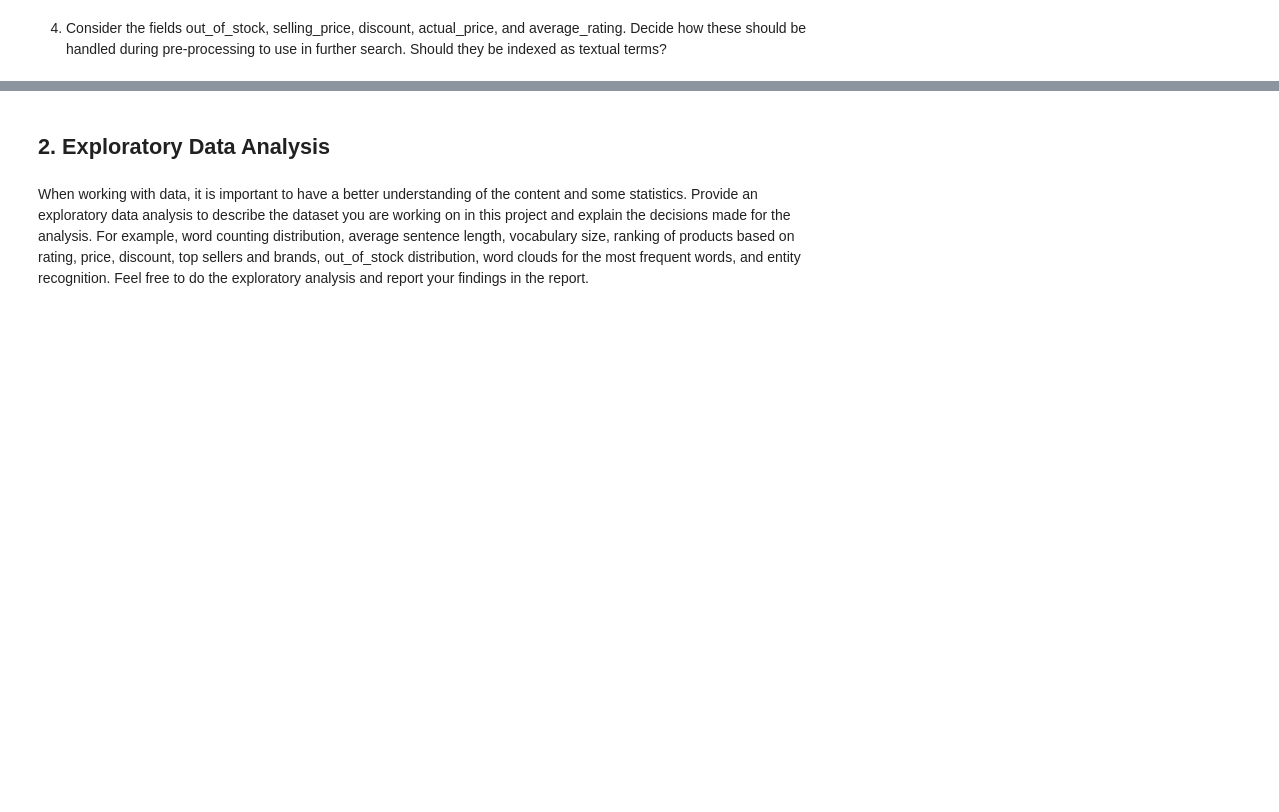
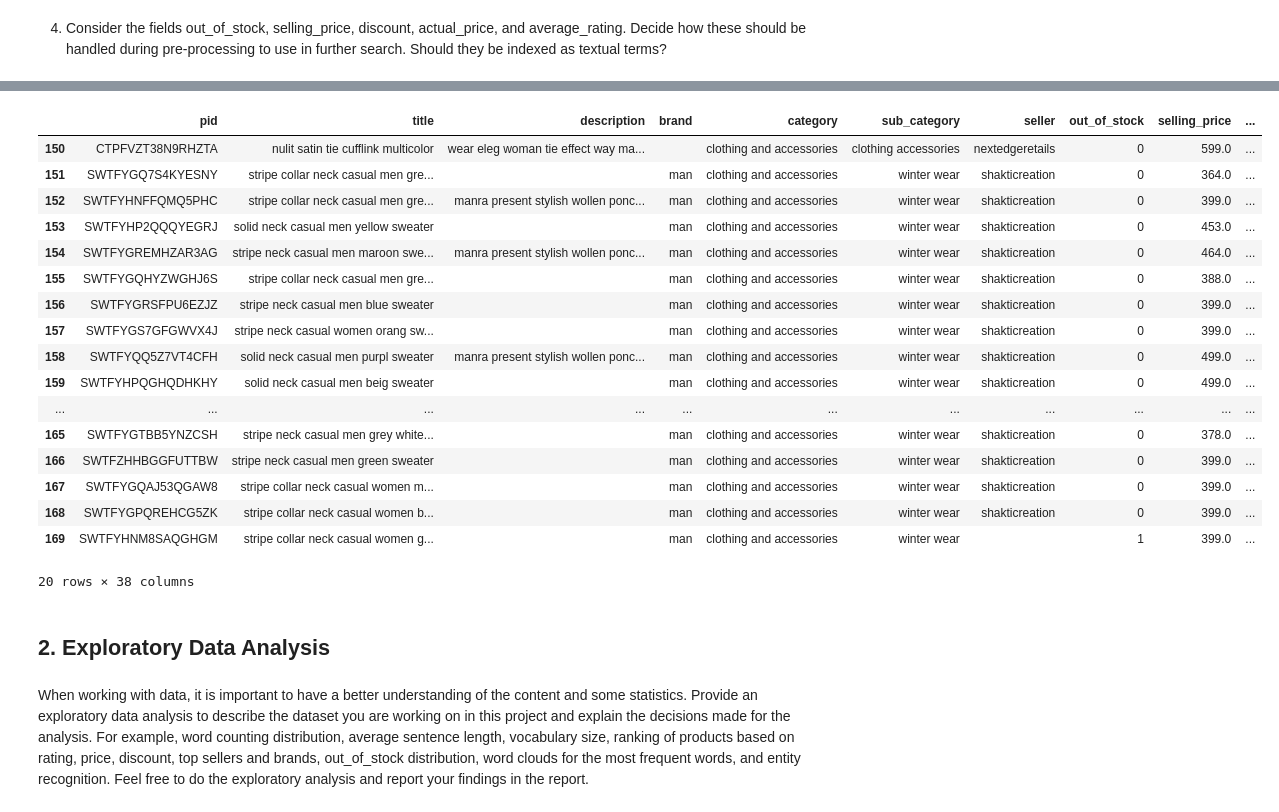
Before and after one commit to LucaFranceschi01/IRWA-2025-G23, a Jupyter notebook: project_progress/part_1/processing_and_eda.ipynb, the cells around one changed output, grey strips where cells are left out. Saved outputs shown, nothing was run; the diff lists cells and outputs as text; code cells hidden in the pictures; blank space fills up the shorter version.

Commit message:
fix product_details part1

```diff
--- a/project_progress/part_1/processing_and_eda.ipynb
+++ b/project_progress/part_1/processing_and_eda.ipynb
@@ -78,2 +94,14 @@ clean_data.head(5)
 # %% [markdown]
 3. Decide how to handle the fields category, sub_category, brand, product_details, and seller during pre-processing. Should they be merged into a single text field, indexed as separate fields in the inverted index or any other alternative? Justify your choice, considering how their distinctiveness may affect retrieval effectiveness. What are pros and cons of each approach?
+# %%
+# --- Product details ---
+
+# 1. Count occurrences of each detail key
+details = [{k: v for d in (lst or []) for k, v in d.items()} for lst in clean_data.get("product_details", [])]
+
+cnt = Counter(k for d in details for k in d)
+top100 = [k for k,_ in cnt.most_common(100)]
+
+# Top-100 counts table
+counts_df = pd.DataFrame(cnt.most_common(100), columns=["detail", "count"])
+print(counts_df)
@@ -79,0 +123,13 @@ clean_data.head(5)
+# %%
+# We will use the top 25 (>2500 products) most common details as separate columns
+top_details = top100[:25]
+
+# 2. Create separate columns for each top detail
+norm = lambda s: re.sub(r'\W+', '_', s.strip().lower())   # blanks/non-word → _
+sub = pd.DataFrame(details).reindex(columns=top_details)
+sub.columns = [f"detail_{norm(c)}" for c in sub.columns]
+
+clean_data = clean_data.join(sub)
+clean_data.drop(columns=["product_details"], inplace=True)
+
+display(clean_data.head())
@@ -84,15 +148,12 @@ def clean_metadata_field(text):
     text = text.lower().translate(translator)
     return text.strip()
 
-metadata_fields = ['category', 'sub_category', 'product_details']
+metadata_fields = ['category', 'sub_category', 'brand', 'seller']
 for field in metadata_fields:
-    clean_data[f'{field}_clean'] = clean_data[field].apply(clean_metadata_field)
+    clean_data[field] = clean_data[field].apply(clean_metadata_field)
+
+details_fields = [c for c in clean_data.columns if c.startswith('detail_')]
+for field in details_fields:
+    clean_data[field] = clean_data[field].apply(clean_metadata_field)
 
 display(clean_data.head())
-
-# Replace original metadata columns with cleaned versions
-for field in metadata_fields:
-    clean_data[field] = clean_data[f'{field}_clean']
-    clean_data.drop(columns=[f'{field}_clean'], inplace=True)
-
-display(clean_data.head())
@@ -126,0 +226,21 @@ display(clean_data[num_fields].describe())
+# %%
+clean_data[150:170]
+# %% [output]
+|  | pid | title | description | brand | category | sub_category | seller | out_of_stock | selling_price | ... |
+| 150 | CTPFVZT38N9RHZTA | nulit satin tie cufflink multicolor | wear eleg woman tie effect way ma... |  | clothing and accessories | clothing accessories | nextedgeretails | 0 | 599.0 | ... |
+| 151 | SWTFYGQ7S4KYESNY | stripe collar neck casual men gre... |  | man | clothing and accessories | winter wear | shakticreation | 0 | 364.0 | ... |
+| 152 | SWTFYHNFFQMQ5PHC | stripe collar neck casual men gre... | manra present stylish wollen ponc... | man | clothing and accessories | winter wear | shakticreation | 0 | 399.0 | ... |
+| 153 | SWTFYHP2QQQYEGRJ | solid neck casual men yellow sweater |  | man | clothing and accessories | winter wear | shakticreation | 0 | 453.0 | ... |
+| 154 | SWTFYGREMHZAR3AG | stripe neck casual men maroon swe... | manra present stylish wollen ponc... | man | clothing and accessories | winter wear | shakticreation | 0 | 464.0 | ... |
+| 155 | SWTFYGQHYZWGHJ6S | stripe collar neck casual men gre... |  | man | clothing and accessories | winter wear | shakticreation | 0 | 388.0 | ... |
+| 156 | SWTFYGRSFPU6EZJZ | stripe neck casual men blue sweater |  | man | clothing and accessories | winter wear | shakticreation | 0 | 399.0 | ... |
+| 157 | SWTFYGS7GFGWVX4J | stripe neck casual women orang sw... |  | man | clothing and accessories | winter wear | shakticreation | 0 | 399.0 | ... |
+| 158 | SWTFYQQ5Z7VT4CFH | solid neck casual men purpl sweater | manra present stylish wollen ponc... | man | clothing and accessories | winter wear | shakticreation | 0 | 499.0 | ... |
+| 159 | SWTFYHPQGHQDHKHY | solid neck casual men beig sweater |  | man | clothing and accessories | winter wear | shakticreation | 0 | 499.0 | ... |
+| ... | ... | ... | ... | ... | ... | ... | ... | ... | ... | ... |
+| 165 | SWTFYGTBB5YNZCSH | stripe neck casual men grey white... |  | man | clothing and accessories | winter wear | shakticreation | 0 | 378.0 | ... |
+| 166 | SWTFZHHBGGFUTTBW | stripe neck casual men green sweater |  | man | clothing and accessories | winter wear | shakticreation | 0 | 399.0 | ... |
+| 167 | SWTFYGQAJ53QGAW8 | stripe collar neck casual women m... |  | man | clothing and accessories | winter wear | shakticreation | 0 | 399.0 | ... |
+| 168 | SWTFYGPQREHCG5ZK | stripe collar neck casual women b... |  | man | clothing and accessories | winter wear | shakticreation | 0 | 399.0 | ... |
+| 169 | SWTFYHNM8SAQGHGM | stripe collar neck casual women g... |  | man | clothing and accessories | winter wear |  | 1 | 399.0 | ... |
+20 rows × 38 columns
```
Also changed, not shown: parts of 18 cells of this notebook, 3 other files.
